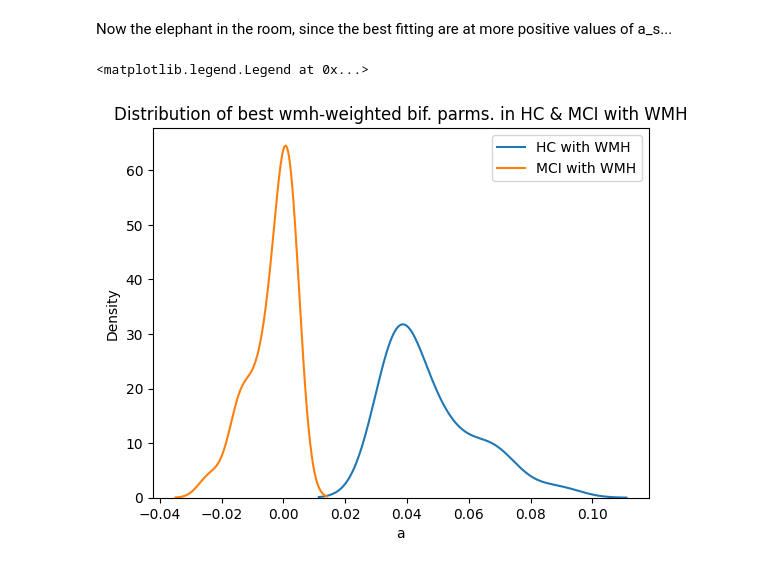
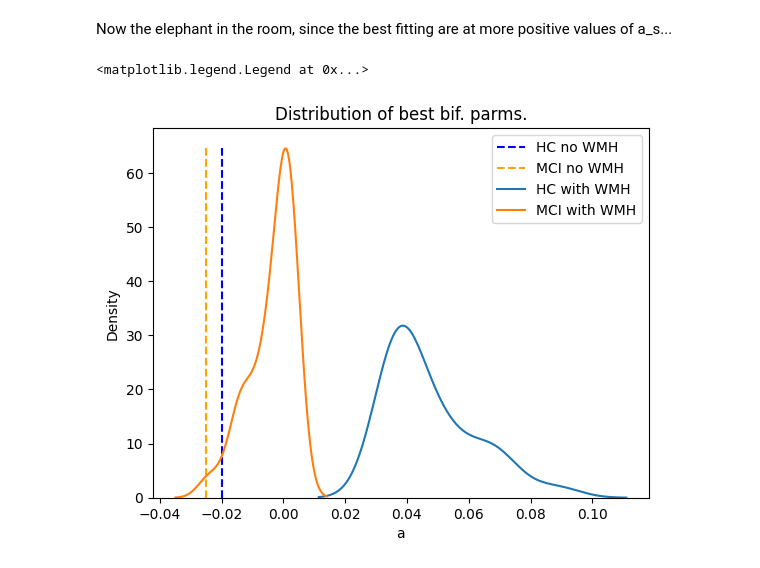
Before and after one commit to dani2442/TMS_in_AD, a Jupyter notebook: 03_modeling_neurolib/petTOAD_exploratory_analysis_evaluate_wmh_groups_jupyter.ipynb, the cells around one changed output. Saved outputs shown, nothing was run; the diff lists cells and outputs as text; code cells hidden in the pictures.

```diff
--- a/03_modeling_neurolib/petTOAD_exploratory_analysis_evaluate_wmh_groups_jupyter.ipynb
+++ b/03_modeling_neurolib/petTOAD_exploratory_analysis_evaluate_wmh_groups_jupyter.ipynb
@@ -519,16 +537,18 @@ Now the elephant in the room, since the best fitting are at more positive values
 # %%
 # Now get the a
 wmh_HC_WMH = np.array([wmh_dict[subj] for subj in short_subjs if subj in HC_WMH])
 wmh_MCI_WMH = np.array([wmh_dict[subj] for subj in short_subjs if subj in MCI_WMH])
 
 as_HC_WMH = -0.02 + wmh_HC_WMH * fzk2_best_fit_w_hc + fzk2_best_fit_b_hc
 # same problem as before, using fzk2_best_fit_w_mci doesn't work for some reasons
 as_MCI_WMH = -0.02 + wmh_HC_WMH * -0.033 + fzk2_best_fit_b_mci
-sns.kdeplot(as_HC_WMH, label = 'HC with WMH')
+plt.vlines(-0.02, 0, 65, color = 'blue', linestyles='--', label = 'HC no WMH')
+plt.vlines(-0.025, 0, 65, color = 'orange', linestyles='--', label = 'MCI no WMH')
+sns.kdeplot(as_HC_WMH, label = 'HC with WMH', )
 sns.kdeplot(as_MCI_WMH, label = 'MCI with WMH')
 plt.xlabel('a')
-plt.title('Distribution of best wmh-weighted bif. parms. in HC & MCI with WMH')
+plt.title('Distribution of best bif. parms.')
 plt.legend()
 # %% [output]
 <matplotlib.legend.Legend at 0x...>
-[figure, old version]
+[figure, new version]
```
Also changed, not shown: parts of 1 cell of this notebook.
